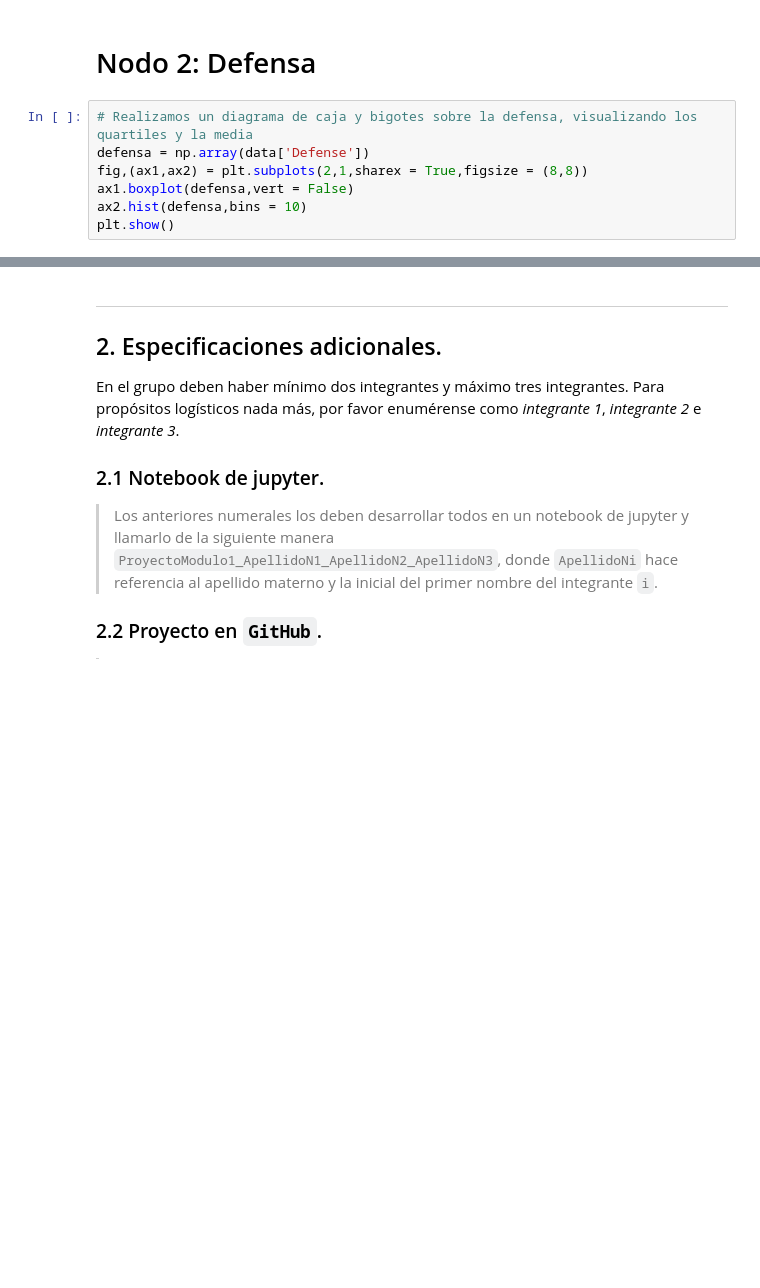
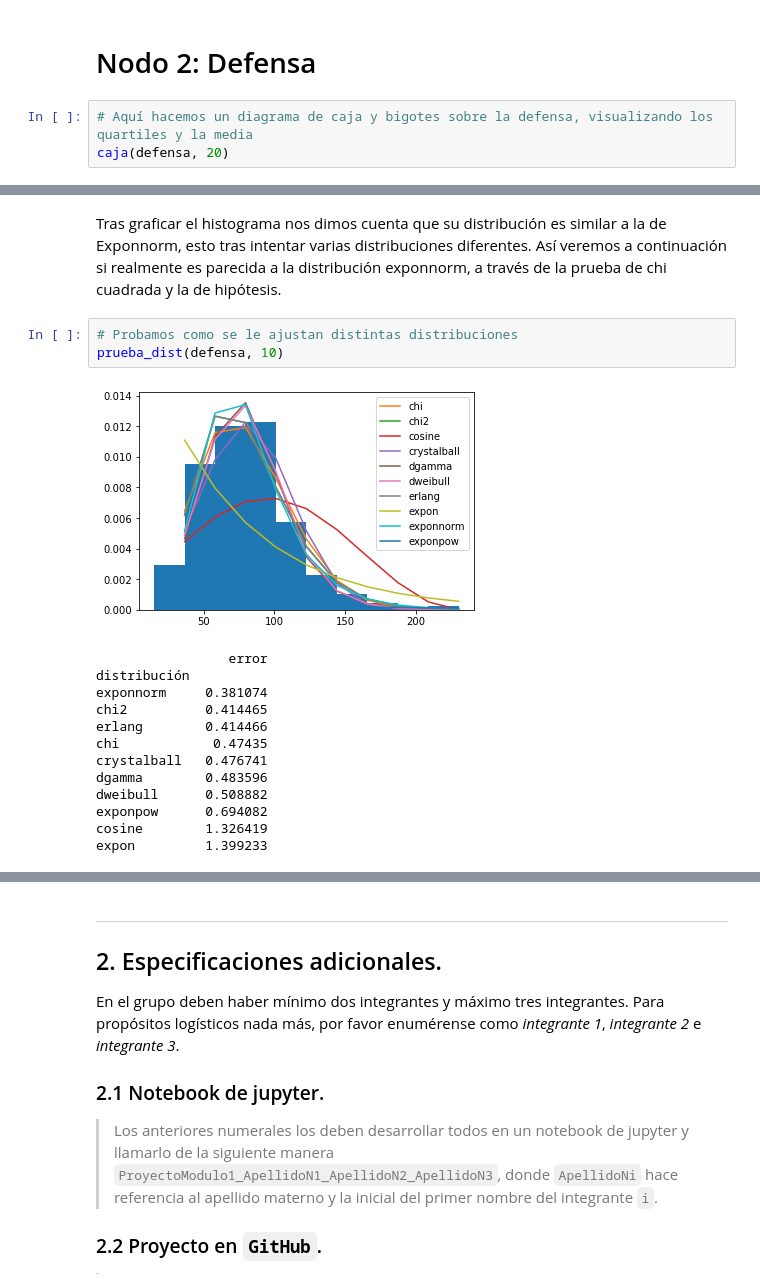
Before and after one commit to JuanPrdz/Proyecto_tema2_JPRodriguez_ARamirez_SRomero, a Jupyter notebook: El_bueno.ipynb, the cells around one changed output, grey strips where cells are left out. Drawn from its saved outputs; the diff is of its cells as text; blank space fills up the shorter version.

```diff
--- a/El_bueno.ipynb
+++ b/El_bueno.ipynb
@@ -433,10 +433,6 @@ Por medio de la distribución que hemos sacado por medio de las herramientas que
 # %% [markdown]
 # Nodo 2: Defensa
 # %%
-# Realizamos un diagrama de caja y bigotes sobre la defensa, visualizando los quartiles y la media
-defensa = np.array(data['Defense'])
-fig,(ax1,ax2) = plt.subplots(2,1,sharex = True,figsize = (8,8))
-ax1.boxplot(defensa,vert = False)
-ax2.hist(defensa,bins = 10)
-plt.show()
+# Aquí hacemos un diagrama de caja y bigotes sobre la defensa, visualizando los quartiles y la media
+caja(defensa, 20)
 # %% [output]
@@ -471,0 +440,19 @@ Text(0.5, 1.0, 'Usando paquete stats')
+# %% [markdown]
+Tras graficar el histograma nos dimos cuenta que su distribución es similar a la de Exponnorm, esto tras intentar varias distribuciones diferentes. Así veremos a continuación si realmente es parecida a la distribución exponnorm, a través de la prueba de chi cuadrada y la de hipótesis.
+# %%
+# Probamos como se le ajustan distintas distribuciones
+prueba_dist(defensa, 10)
+# %% [output]
+[figure, added]
+                 error
+distribución
+exponnorm     0.381074
+chi2          0.414465
+erlang        0.414466
+chi            0.47435
+crystalball   0.476741
+dgamma        0.483596
+dweibull      0.508882
+exponpow      0.694082
+cosine        1.326419
+expon         1.399233
```
Also changed, not shown: parts of 32 cells of this notebook.
